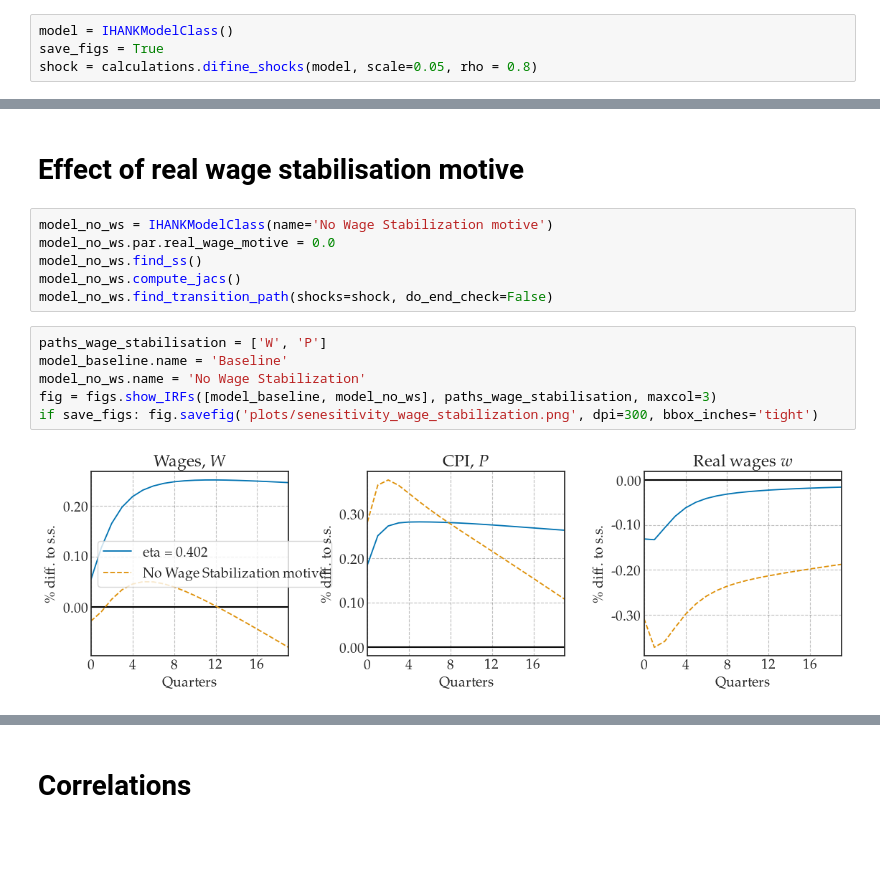
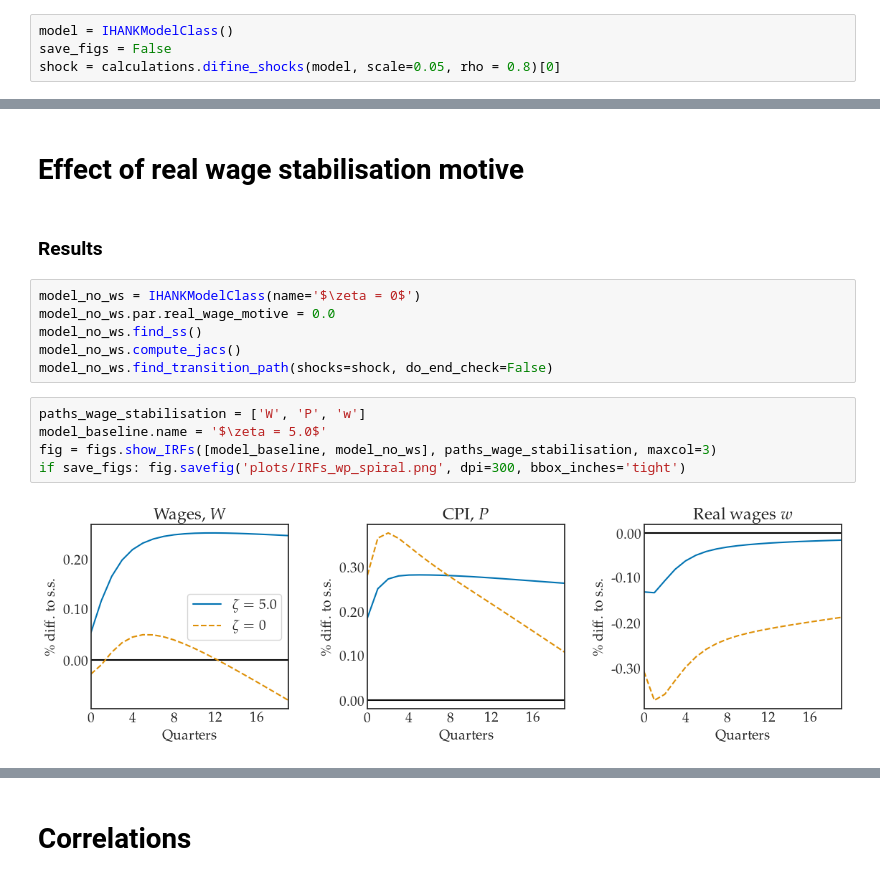
Before and after one commit to funlime/I_HANK_PIGL, a Jupyter notebook: Notbook_complete2.ipynb, the cells around one changed output, grey strips where cells are left out. Cells and saved outputs as stored; diff of their text form; blank space fills up the shorter version.

```diff
--- a/Notbook_complete2.ipynb
+++ b/Notbook_complete2.ipynb
@@ -35,7 +39,7 @@ plt.rcParams.update({'font.size': 14})
 from IHANKModel import IHANKModelClass
 # %%
 model = IHANKModelClass()
-save_figs = True
-shock = calculations.difine_shocks(model, scale=0.05, rho = 0.8)
+save_figs = False
+shock = calculations.difine_shocks(model, scale=0.05, rho = 0.8)[0]
 # %%
 model_baseline = model.copy(name='Non-Homothetic Preferences')
@@ -186,16 +252,17 @@ if save_figs: fig.savefig('plots/IRF_gamma.png', dpi=300, bbox_inches='tight')
 # %% [markdown]
 # Effect of real wage stabilisation motive
+# %% [markdown]
+### Results
 # %%
-model_no_ws = IHANKModelClass(name='No Wage Stabilization motive')
+model_no_ws = IHANKModelClass(name='$\zeta = 0$')
 model_no_ws.par.real_wage_motive = 0.0
 model_no_ws.find_ss()
 model_no_ws.compute_jacs()
 model_no_ws.find_transition_path(shocks=shock, do_end_check=False)
 # %%
-paths_wage_stabilisation = ['W', 'P']
-model_baseline.name = 'Baseline'
-model_no_ws.name = 'No Wage Stabilization'
+paths_wage_stabilisation = ['W', 'P', 'w']
+model_baseline.name = '$\zeta = 5.0$'
 fig = figs.show_IRFs([model_baseline, model_no_ws], paths_wage_stabilisation, maxcol=3)
-if save_figs: fig.savefig('plots/senesitivity_wage_stabilization.png', dpi=300, bbox_inches='tight')
+if save_figs: fig.savefig('plots/IRFs_wp_spiral.png', dpi=300, bbox_inches='tight')
 # %% [output]
-[figure, old version]
+[figure, new version]
```
Also changed, not shown: parts of 45 cells of this notebook, 52 other files.
